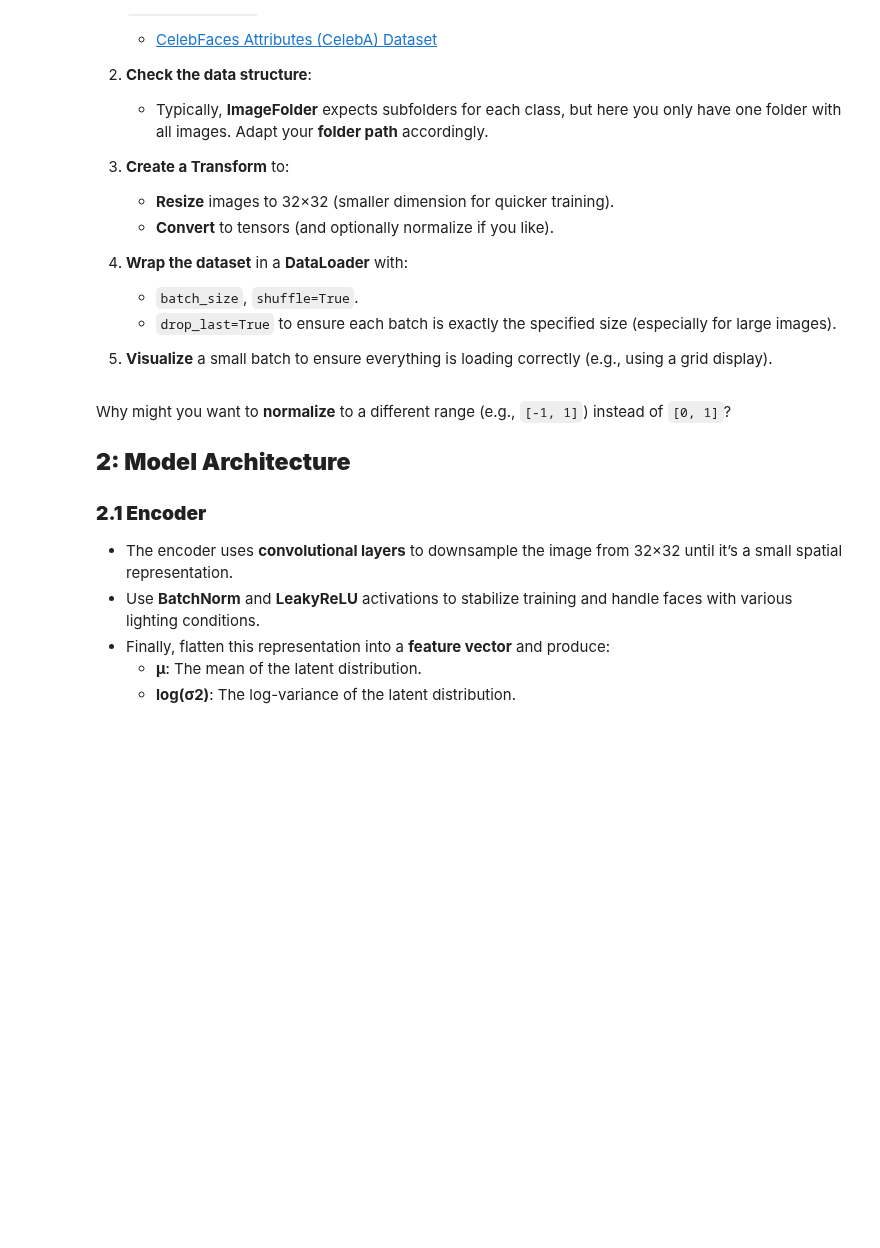
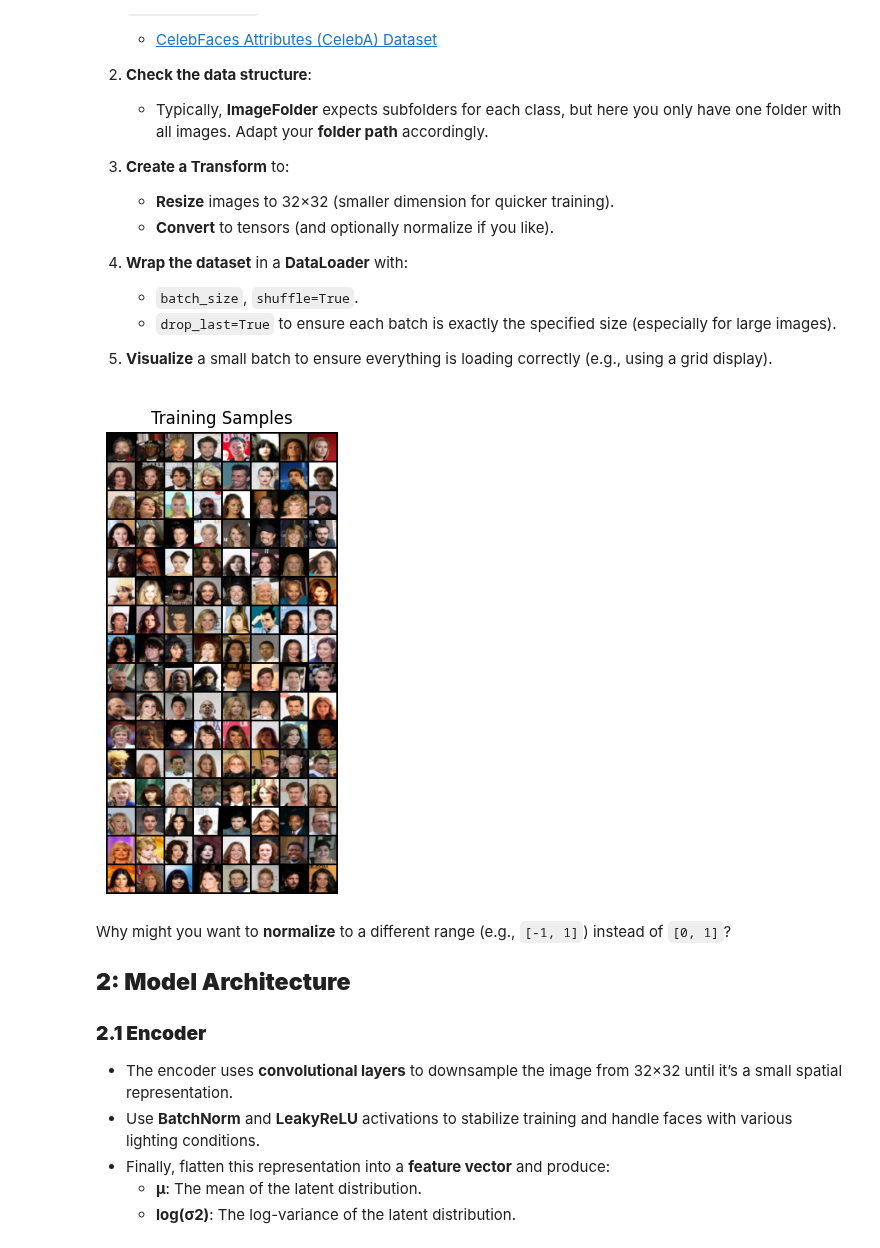
Before and after one commit to Maxime1295/Gen_IA_TP_1, a Jupyter notebook: TP1_3.ipynb, the cells around one changed output. Cells and saved outputs as stored; diff of their text form; code cells hidden in the pictures; blank space fills up the shorter version.

```diff
--- a/TP1_3.ipynb
+++ b/TP1_3.ipynb
@@ -42,42 +64,44 @@ DEVICE = "cuda" "mps"
 5. **Visualize** a small batch to ensure everything is loading correctly (e.g., using a grid display).
 # %%
 # Path to CelebA images
-DATA_PATH = xxx
+DATA_PATH = "~/.cache/kagglehub/datasets/jessicali9530/celeba-dataset/versions/2/img_align_celeba/img_align_celeba"
 
 # Transforms: resize to 32x32 and normalize to [0,1]
 transform = transforms.Compose([
-    transforms.Pad((xxx, xxx)),
+    transforms.Resize((32, 32)),
     transforms.ToTensor()  # values in [0,1]
 ])
 
 # Dataset & DataLoader
 train_dataset = datasets.ImageFolder(
     root=os.path.dirname(DATA_PATH),  # Folder containing subfolder "img_align_celeba"
     transform=transform
 )
 # NB: If you have a specific folder structure, adjust accordingly
 
 train_loader = DataLoader(
-    xxx,
-    xxx=xxx,
+    dataset=train_dataset,
+    batch_size=BATCH_SIZE,
     shuffle=True,
     num_workers=2,
     drop_last=True
 )
 
 # Utility: show a batch of faces
 def show_batch(images, title=""):
     grid_img = utils.make_grid(images, nrow=8)
     plt.figure(figsize=(12, 6))
     plt.imshow(grid_img.permute(1, 2, 0).cpu().numpy())
     plt.title(title)
     plt.axis("off")
     plt.show()
 
 # Test: Show a sample batch
 data_iter = iter(train_loader)
 images, _ = next(data_iter)
 show_batch(images, title="Training Samples")
+# %% [output]
+[figure, added]
 # %% [markdown]
 
 Why might you want to **normalize** to a different range (e.g., `[-1, 1]`) instead of `[0, 1]`?
```
Also changed, not shown: parts of 15 cells of this notebook, 2 other files.
